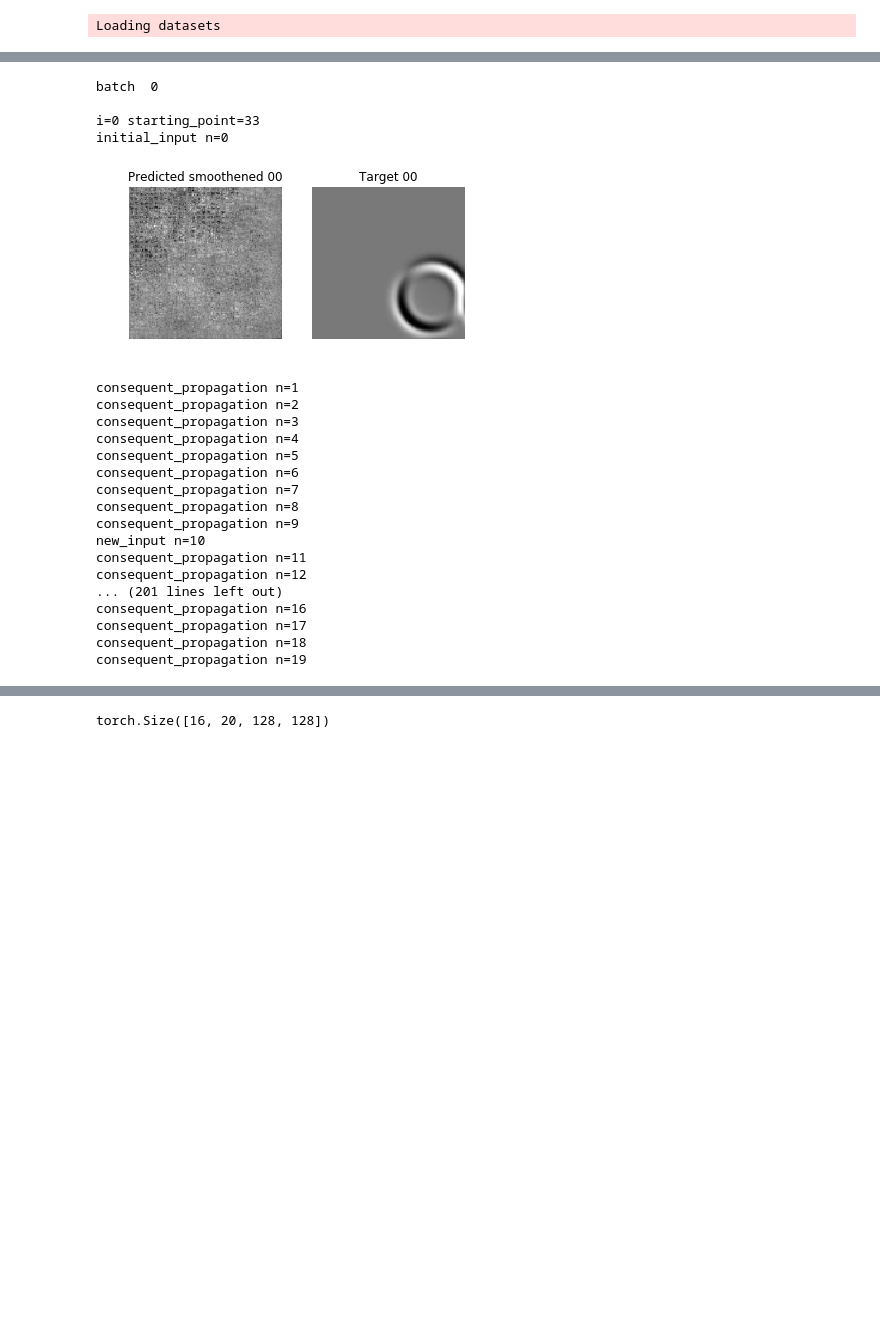
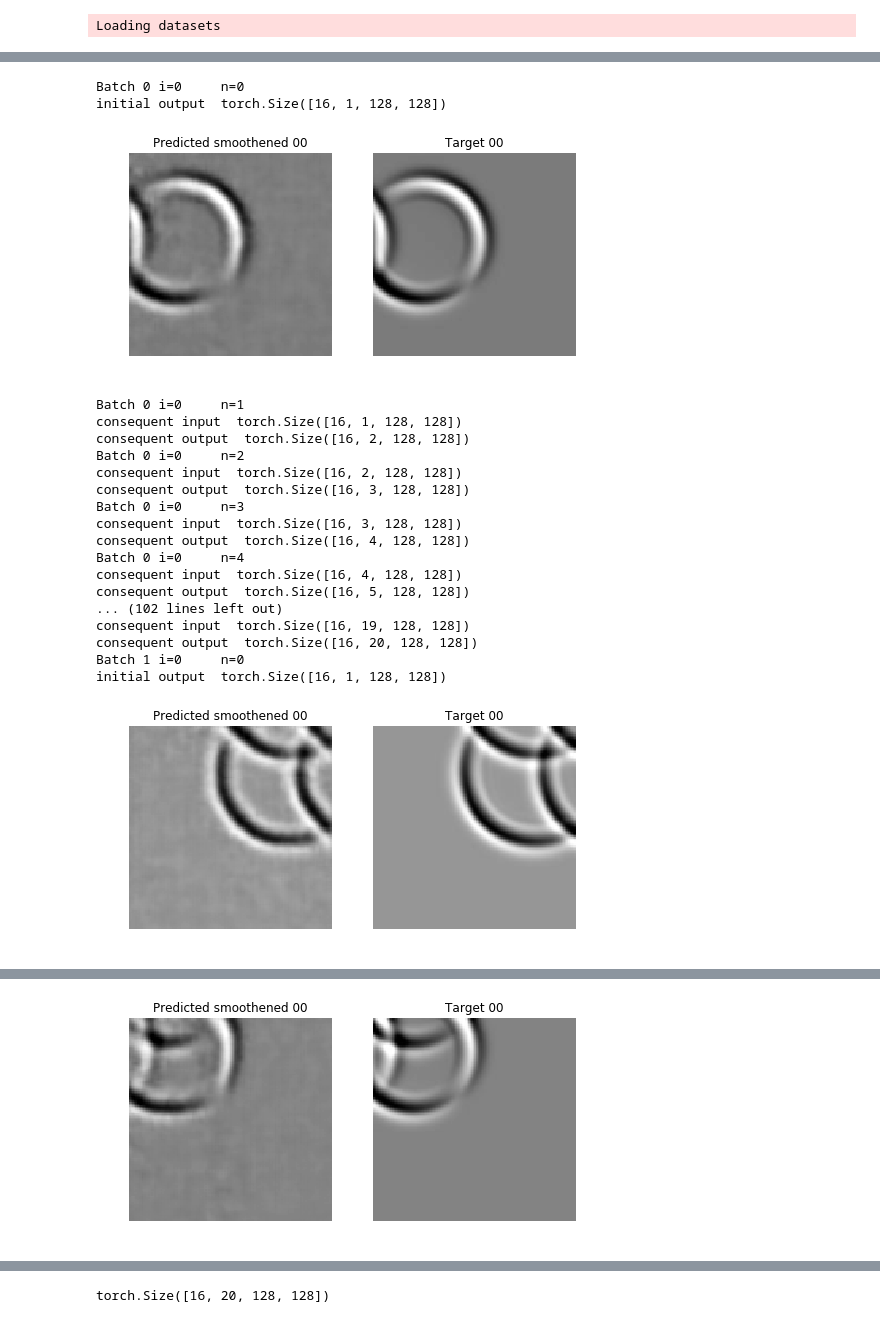
Before and after one commit to stathius/wave_propagation, a Jupyter notebook: Dissecting the code.ipynb, the cells around one changed output, grey strips where cells are left out. Saved outputs shown, nothing was run; the diff lists cells and outputs as text; code cells hidden in the pictures; blank space fills up the shorter version.

```diff
--- a/Dissecting the code.ipynb
+++ b/Dissecting the code.ipynb
@@ -79,8 +79,15 @@ else:
     all_data = {"Training data": train_dataset, "Validation data": val_dataset, "Testing data": test_dataset}
     save(all_data, filename_data)
 
+train_dataset.root_dir = './Video_Data/'
+val_dataset.root_dir = './Video_Data/'
+test_dataset.root_dir = './Video_Data/'
+
 train_dataloader = DataLoader(train_dataset, batch_size=16, shuffle=True, num_workers=12)
 val_dataloader = DataLoader(val_dataset, batch_size=16, shuffle=True, num_workers=12)
 test_dataloader = DataLoader(test_dataset, batch_size=16, shuffle=True, num_workers=12)
+
+model = Network(device, channels)
+model = load_network(model, device, "Results/7_kernel_3LSTM_v010/model.pt")
 # %% [output]
 Loading datasets
@@ -122,7 +122,7 @@ def propagate(model, image_series, starting_point, num_input_frames, n, output_f
 def plot_predictions(output_frame, target_frame, channels):
     predicted = output_frame[i, -channels:, :, :].cpu().detach()
     des_target_frame = target_frame[i, -channels:, :, :].cpu().detach()
-    fig = plt.figure()
+    fig = plt.figure(figsize=[8,8])
     pred = fig.add_subplot(1, 2, 1)
     imshow(predicted, title="Predicted smoothened %02d" % n, smoothen=True, obj=pred)
     tar = fig.add_subplot(1, 2, 2)
@@ -131,54 +135,59 @@ def plot_predictions(output_frame, target_frame, channels):
 # %%
+import time
 debug=True
 plot = True
 training = False
 model.eval()
 overall_loss = 0
 for batch_num, batch in enumerate(val_dataloader):
-    print('batch ', batch_num)
-    random_starting_points = random.sample(range(100 - num_input_frames - (2 * num_output_frames) - 1), 10)
+#     print('batch ', batch_num)
+    random_starting_points = random.sample(range(100 - num_input_frames - (2 * num_output_frames) - 1), 2)
     image_series = batch["image"]
     batch_loss = 0
     for i, starting_point in enumerate(random_starting_points):
-        print('\ni=%d starting_point=%d' % (i,starting_point))
+#         print('\ni=%d starting_point=%d' % (i,starting_point))
         model.reset_hidden(batch_size=image_series.size()[0], training=False)
         for n in range(2 * num_output_frames):
+            print('Batch %d\ti=%d\tn=%d\t' % (batch_num, i, n))
+            start_time = time.time()
             if n == 0:
-                print('initial_input n=0')
                 output_frame, target_frame = initial_input(model, image_series, starting_point, num_input_frames, channels, device, training=training)
+                print('initial output ', output_frame.size())
             elif n == num_output_frames:
-                print('new_input n=%d' %n)
+                print('reinsert input ', output_frame.size())
                 output_frame, target_frame = reinsert(model, image_series, starting_point, num_input_frames, num_output_frames, output_frame, target_frame, channels, device, training=training)
+                print('reinsert output ', output_frame.size())
             else:
-                print('consequent_propagation n=%d'% n)
+                print('consequent input ', output_frame.size())
                 output_frame, target_frame = propagate(model, image_series, starting_point, num_input_frames, n, output_frame, target_frame, channels, device, training=training)
-            if plot and (i == 0) and (n==0):
+                print('consequent output ', output_frame.size())
+            if plot and (i==0) and (n==0):
                 plot_predictions(output_frame, target_frame, channels)
+                elapsed_time = time.time() - start_time
+#                 print('Batch %d\ti=%d\tn=%d\tInference time %.10f' % (batch_num, i, n, elapsed_time))
         batch_loss += F.mse_loss(output_frame, target_frame).item()
     overall_loss += batch_loss / (i + 1)
-    if debug: break
+    if debug and (batch_num>1): break
 val_loss = overall_loss / (batch_num + 1)
-# return val_loss
 # %% [output]
-batch  0
-
-i=0 starting_point=33
-initial_input n=0
+Batch 0 i=0     n=0
+initial output  torch.Size([16, 1, 128, 128])
-[figure, old version]
+[figure, new version]
-consequent_propagation n=1
-consequent_propagation n=2
-consequent_propagation n=3
-consequent_propagation n=4
-consequent_propagation n=5
-consequent_propagation n=6
-consequent_propagation n=7
-consequent_propagation n=8
-consequent_propagation n=9
-new_input n=10
-consequent_propagation n=11
-consequent_propagation n=12
-... (201 lines left out)
-consequent_propagation n=16
-consequent_propagation n=17
-consequent_propagation n=18
-consequent_propagation n=19
+Batch 0 i=0     n=1
+consequent input  torch.Size([16, 1, 128, 128])
+consequent output  torch.Size([16, 2, 128, 128])
+Batch 0 i=0     n=2
+consequent input  torch.Size([16, 2, 128, 128])
+consequent output  torch.Size([16, 3, 128, 128])
+Batch 0 i=0     n=3
+consequent input  torch.Size([16, 3, 128, 128])
+consequent output  torch.Size([16, 4, 128, 128])
+Batch 0 i=0     n=4
+consequent input  torch.Size([16, 4, 128, 128])
+consequent output  torch.Size([16, 5, 128, 128])
+... (102 lines left out)
+consequent input  torch.Size([16, 19, 128, 128])
+consequent output  torch.Size([16, 20, 128, 128])
+Batch 1 i=0     n=0
+initial output  torch.Size([16, 1, 128, 128])
+[figure, added]
@@ -184,0 +211 @@ consequent_propagation n=19
+[figure, added]
```
Also changed, not shown: parts of 23 cells of this notebook, 6 other files.
